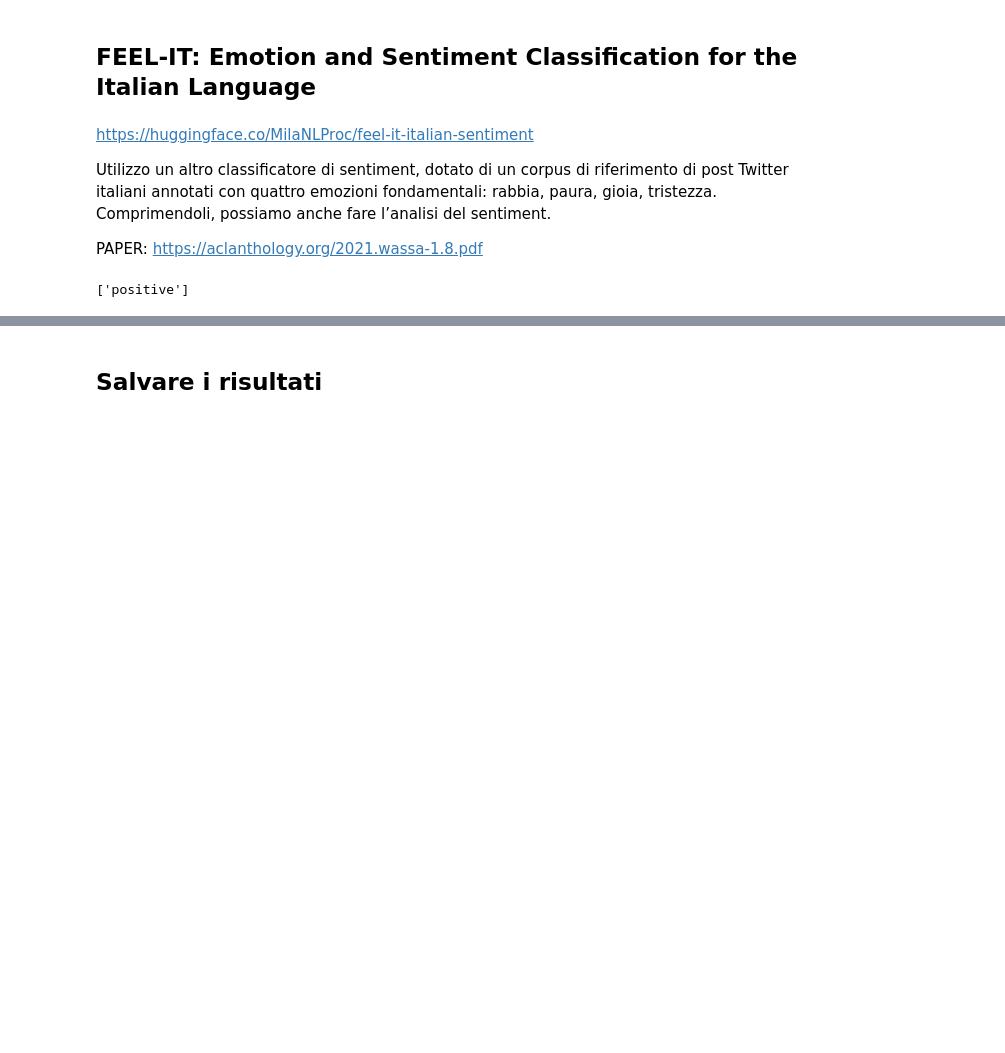
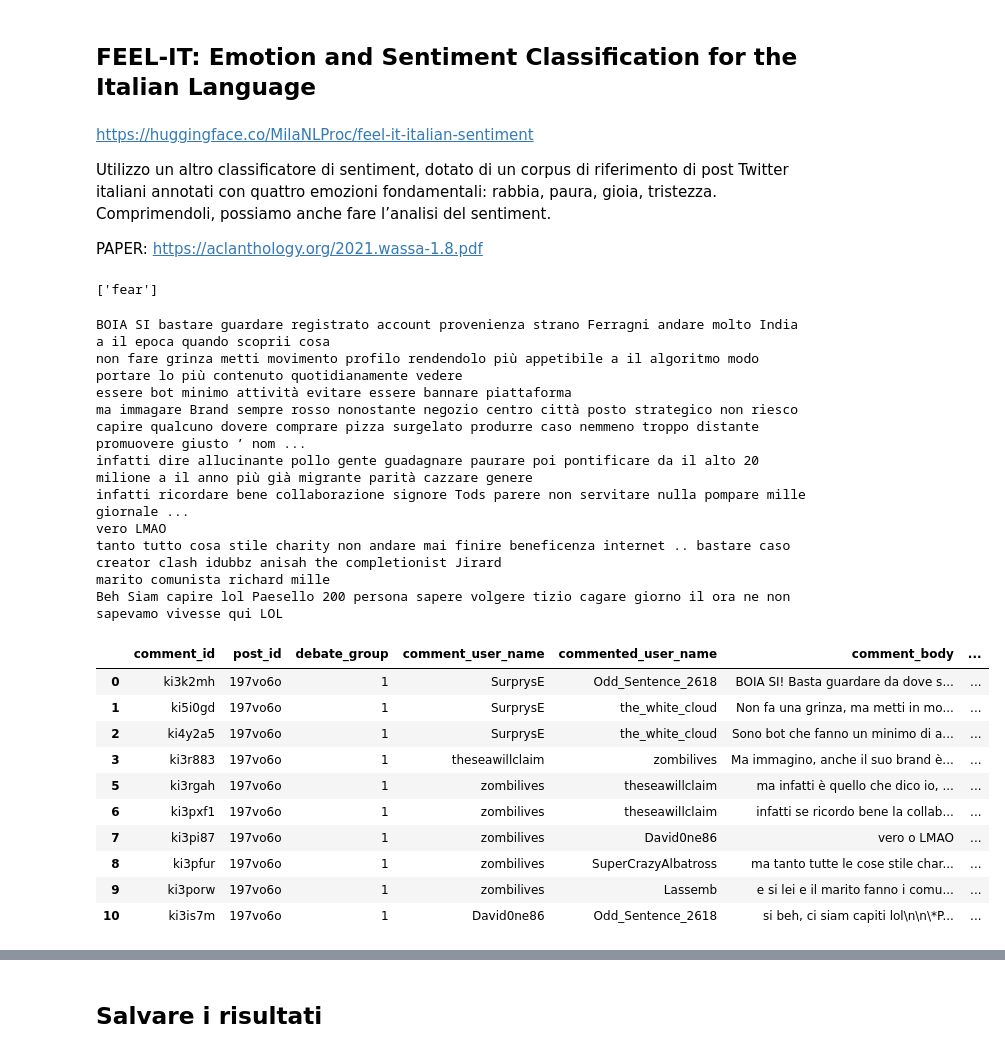
Before and after one commit to MassimoZarantonello2/RedditDebateAnalysis, a Jupyter notebook: scripts/Prova.ipynb, the cells around one changed output, grey strips where cells are left out. Drawn from its saved outputs; the diff is of its cells as text; code cells hidden in the pictures; blank space fills up the shorter version.

Commit message:
Aggiunto FEEL-IT

```diff
--- a/scripts/Prova.ipynb
+++ b/scripts/Prova.ipynb
@@ -254,11 +254,6 @@ Utilizzo un altro classificatore di sentiment, dotato di un corpus di riferiment
 PAPER: https://aclanthology.org/2021.wassa-1.8.pdf
 # %%
 from feel_it import SentimentClassifier
+from feel_it import EmotionClassifier
+emotion_classifier = EmotionClassifier()
 sentiment_classifier = SentimentClassifier()
-# %%
-from transformers import pipeline
-
-classifier = pipeline("text-classification", model='MilaNLProc/feel-it-italian-sentiment', top_k=2)
-sentiment_classifier.predict(["Oggi sono proprio contento!"])
-# %% [output]
-['positive']
@@ -295,0 +260,42 @@ def feel_score(df):
+# %%
+emotion_classifier.predict(["BOIA SI bastare guardare registrato account provenienza strano Ferragni andare molto India a il epoca quando scoprii cosa"])
+# %% [output]
+['fear']
+# %%
+def feel_score(df):
+    feel_it_scores = []
+    emotion_scores = []
+    for sentence in df['preprocessed_comment']:
+        print(sentence)
+        feel_it_scores.append(sentiment_classifier.predict([sentence])[0])
+        emotion_scores.append(emotion_classifier.predict([sentence])[0])
+    df['FEEL_IT'] = feel_it_scores
+    df['EMOTION'] = emotion_scores
+    return df
+
+# Esempio di utilizzo
+# df contiene una colonna chiamata 'preprocessed_comment'
+# sentiment_classifier ed emotion_classifier sono modelli di classificazione pre-addestrati
+feel_score(lg)
+# %% [output]
+BOIA SI bastare guardare registrato account provenienza strano Ferragni andare molto India a il epoca quando scoprii cosa
+non fare grinza metti movimento profilo rendendolo più appetibile a il algoritmo modo portare lo più contenuto quotidianamente vedere
+essere bot minimo attività evitare essere bannare piattaforma
+ma immagare Brand sempre rosso nonostante negozio centro città posto strategico non riesco capire qualcuno dovere comprare pizza surgelato produrre caso nemmeno troppo distante promuovere giusto ’ nom ...
+infatti dire allucinante pollo gente guadagnare paurare poi pontificare da il alto 20 milione a il anno più già migrante parità cazzare genere
+infatti ricordare bene collaborazione signore Tods parere non servitare nulla pompare mille giornale ...
+vero LMAO
+tanto tutto cosa stile charity non andare mai finire beneficenza internet .. bastare caso creator clash idubbz anisah the completionist Jirard
+marito comunista richard mille
+Beh Siam capire lol Paesello 200 persona sapere volgere tizio cagare giorno il ora ne non sapevamo vivesse qui LOL
+|  | comment_id | post_id | debate_group | comment_user_name | commented_user_name | comment_body | ... |
+| 0 | ki3k2mh | 197vo6o | 1 | SurprysE | Odd_Sentence_2618 | BOIA SI! Basta guardare da dove s... | ... |
+| 1 | ki5i0gd | 197vo6o | 1 | SurprysE | the_white_cloud | Non fa una grinza, ma metti in mo... | ... |
+| 2 | ki4y2a5 | 197vo6o | 1 | SurprysE | the_white_cloud | Sono bot che fanno un minimo di a... | ... |
+| 3 | ki3r883 | 197vo6o | 1 | theseawillclaim | zombilives | Ma immagino, anche il suo brand è... | ... |
+| 5 | ki3rgah | 197vo6o | 1 | zombilives | theseawillclaim | ma infatti è quello che dico io, ... | ... |
+| 6 | ki3pxf1 | 197vo6o | 1 | zombilives | theseawillclaim | infatti se ricordo bene la collab... | ... |
+| 7 | ki3pi87 | 197vo6o | 1 | zombilives | David0ne86 | vero o LMAO | ... |
+| 8 | ki3pfur | 197vo6o | 1 | zombilives | SuperCrazyAlbatross | ma tanto tutte le cose stile char... | ... |
+| 9 | ki3porw | 197vo6o | 1 | zombilives | Lassemb | e si lei e il marito fanno i comu... | ... |
+| 10 | ki3is7m | 197vo6o | 1 | David0ne86 | Odd_Sentence_2618 | si beh, ci siam capiti lol\n\n\*P... | ... |
```
Also changed, not shown: parts of 8 cells of this notebook, 7 other files.
